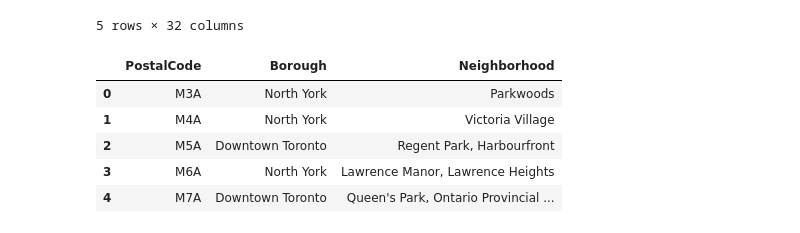
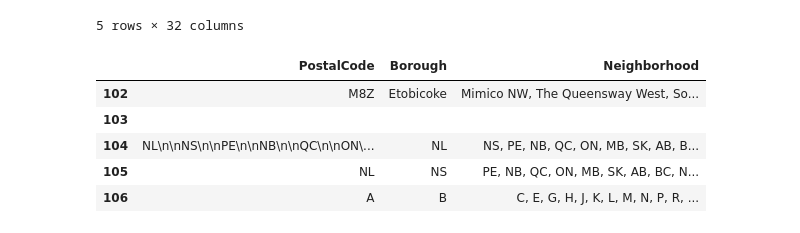
Before and after one commit to Roxanne470/Choice-of-Neighborhood, a Jupyter notebook: Neighborhoods in Toronto.ipynb, the cells around one changed output. Cells and saved outputs as stored; diff of their text form; code cells hidden in the pictures.

```diff
--- a/Neighborhoods in Toronto.ipynb
+++ b/Neighborhoods in Toronto.ipynb
@@ -101,11 +101,11 @@ df2.head()
 5 rows × 32 columns
 # %%
 data = df2[['PostalCode','Borough','Neighborhood']]
-data.head()
+data.tail()
 # %% [output]
 |  | PostalCode | Borough | Neighborhood |
-| 0 | M3A | North York | Parkwoods |
-| 1 | M4A | North York | Victoria Village |
-| 2 | M5A | Downtown Toronto | Regent Park, Harbourfront |
-| 3 | M6A | North York | Lawrence Manor, Lawrence Heights |
-| 4 | M7A | Downtown Toronto | Queen's Park, Ontario Provincial ... |
+| 102 | M8Z | Etobicoke | Mimico NW, The Queensway West, So... |
+| 103 |  |  |  |
+| 104 | NL\n\nNS\n\nPE\n\nNB\n\nQC\n\nON\... | NL | NS, PE, NB, QC, ON, MB, SK, AB, B... |
+| 105 | NL | NS | PE, NB, QC, ON, MB, SK, AB, BC, N... |
+| 106 | A | B | C, E, G, H, J, K, L, M, N, P, R, ... |
```
Also changed, not shown: parts of 3 cells of this notebook.
